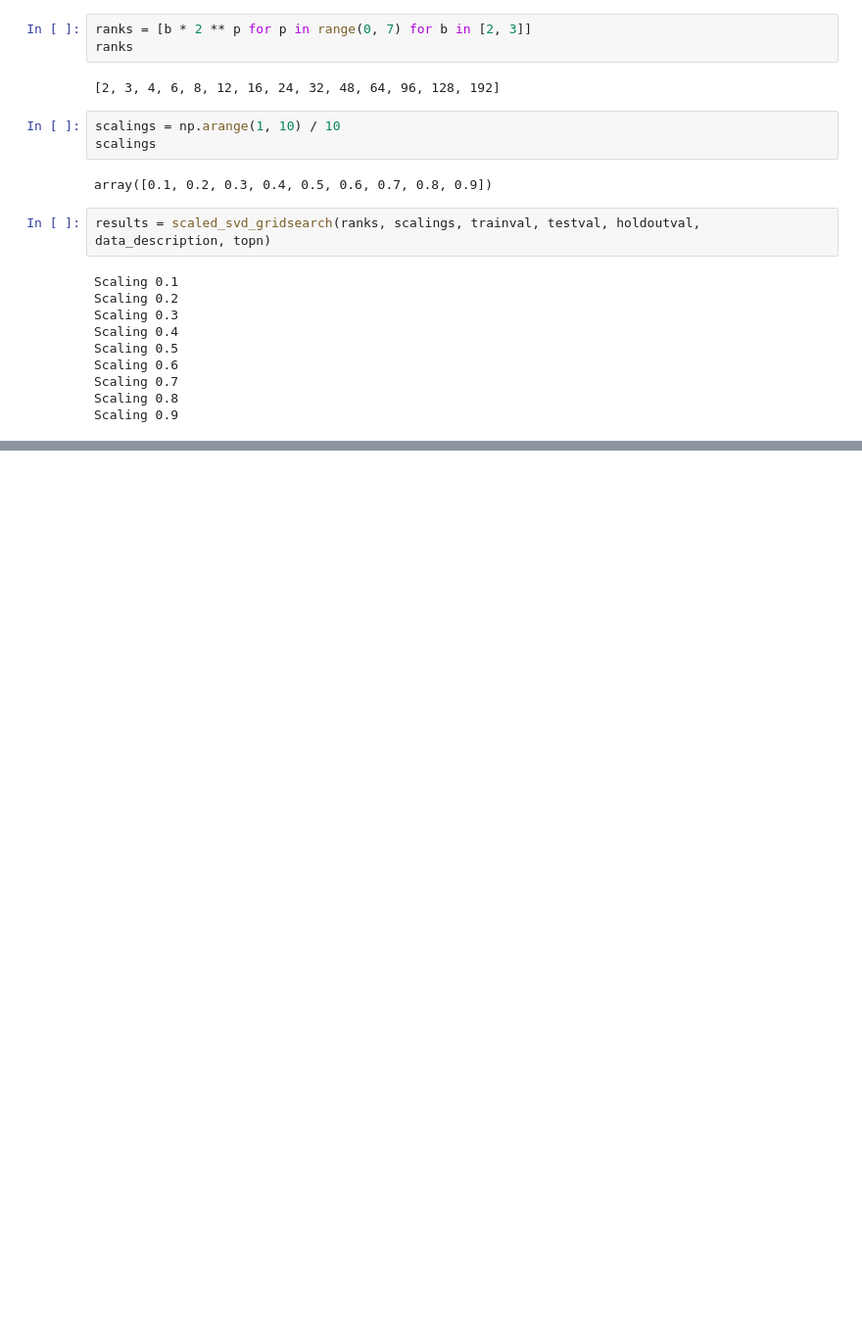
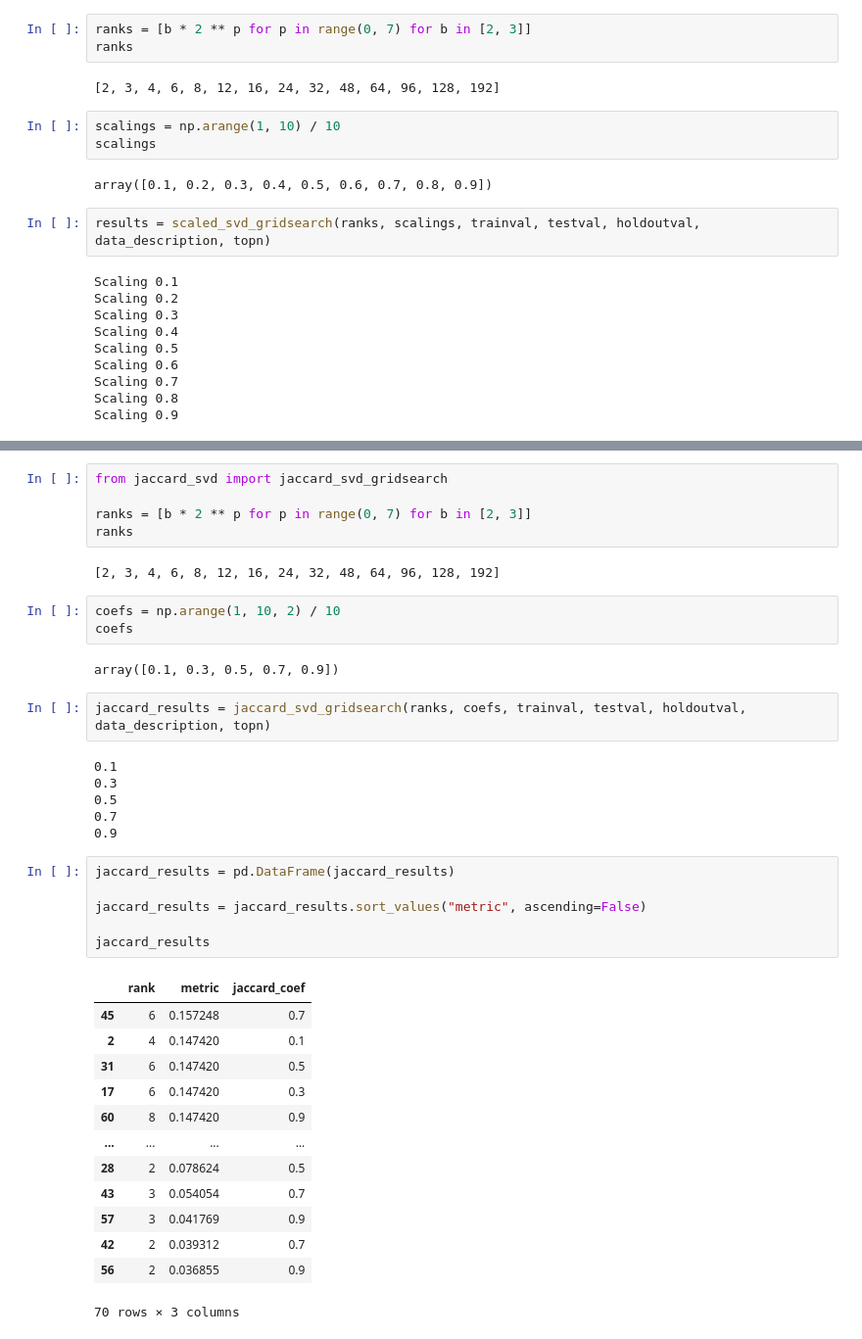
Before and after one commit to Dont-Care-Didnt-Ask/sequence-aware-similarity-for-recommendations, a Jupyter notebook: MovieLens.ipynb, the cells around one changed output, grey strips where cells are left out. Shown at 98% size. Saved outputs shown, nothing was run; the diff lists cells and outputs as text; blank space fills up the shorter version.

Commit message:
Run experiments with Jaccard SVD on MovieLens

```diff
--- a/MovieLens.ipynb
+++ b/MovieLens.ipynb
@@ -183,0 +230,40 @@ results.head()
+# %%
+from jaccard_svd import jaccard_svd_gridsearch
+
+ranks = [b * 2 ** p for p in range(0, 7) for b in [2, 3]]
+ranks
+# %% [output]
+[2, 3, 4, 6, 8, 12, 16, 24, 32, 48, 64, 96, 128, 192]
+# %%
+coefs = np.arange(1, 10, 2) / 10
+coefs
+# %% [output]
+array([0.1, 0.3, 0.5, 0.7, 0.9])
+# %%
+jaccard_results = jaccard_svd_gridsearch(ranks, coefs, trainval, testval, holdoutval, data_description, topn)
+# %% [output]
+0.1
+0.3
+0.5
+0.7
+0.9
+# %%
+jaccard_results = pd.DataFrame(jaccard_results)
+
+jaccard_results = jaccard_results.sort_values("metric", ascending=False)
+
+jaccard_results
+# %% [output]
+|  | rank | metric | jaccard_coef |
+| 45 | 6 | 0.157248 | 0.7 |
+| 2 | 4 | 0.147420 | 0.1 |
+| 31 | 6 | 0.147420 | 0.5 |
+| 17 | 6 | 0.147420 | 0.3 |
+| 60 | 8 | 0.147420 | 0.9 |
+| ... | ... | ... | ... |
+| 28 | 2 | 0.078624 | 0.5 |
+| 43 | 3 | 0.054054 | 0.7 |
+| 57 | 3 | 0.041769 | 0.9 |
+| 42 | 2 | 0.039312 | 0.7 |
+| 56 | 2 | 0.036855 | 0.9 |
+70 rows × 3 columns
```
Also changed, not shown: parts of 17 cells of this notebook.
